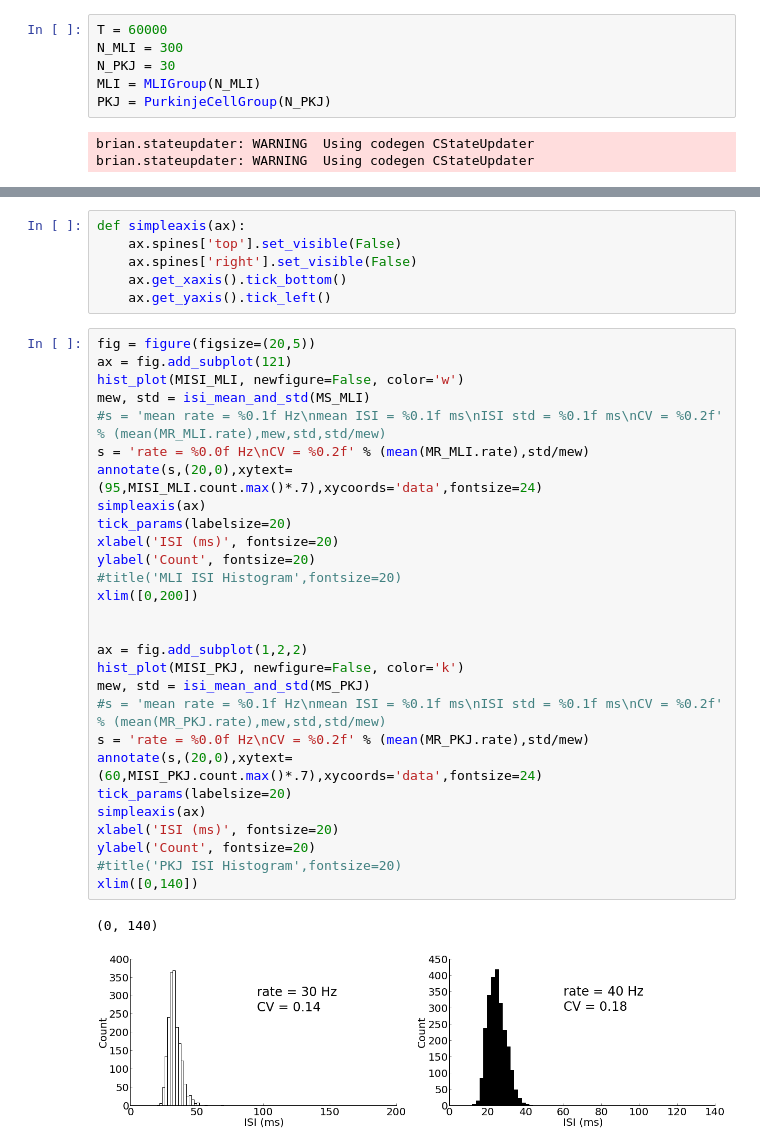
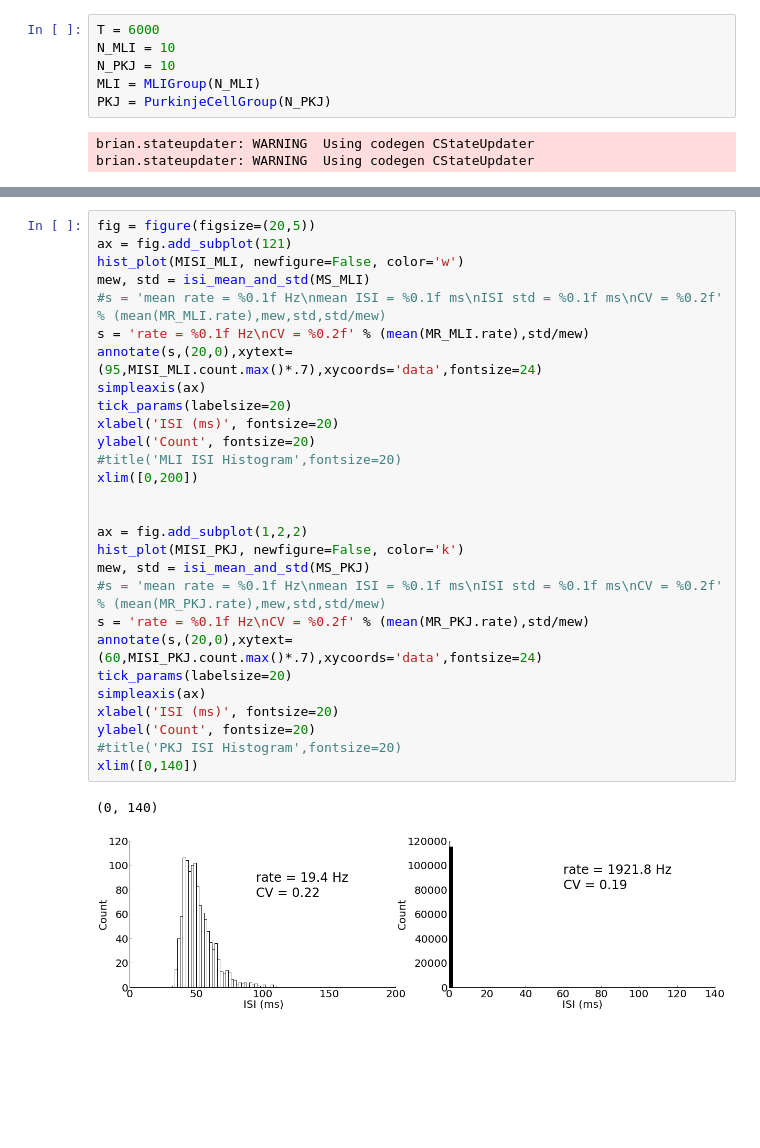
Before and after one commit to blennon/research, a Jupyter notebook: neuron_models/notebooks/MLI_PKJ_ISI.ipynb, the cells around one changed output, grey strips where cells are left out. Cells and saved outputs as stored; diff of their text form; blank space fills up the shorter version.

```diff
--- a/neuron_models/notebooks/MLI_PKJ_ISI.ipynb
+++ b/neuron_models/notebooks/MLI_PKJ_ISI.ipynb
@@ -28,7 +30,7 @@ defaultclock.dt = .5*ms
 # %%
-T = 60000
-N_MLI = 300
-N_PKJ = 30
+T = 6000
+N_MLI = 10
+N_PKJ = 10
 MLI = MLIGroup(N_MLI)
 PKJ = PurkinjeCellGroup(N_PKJ)
 # %% [output]
@@ -93,37 +107,31 @@ def isi_mean_and_std(monitor):
-# %%
-def simpleaxis(ax):
-    ax.spines['top'].set_visible(False)
-    ax.spines['right'].set_visible(False)
-    ax.get_xaxis().tick_bottom()
-    ax.get_yaxis().tick_left()
 # %%
 fig = figure(figsize=(20,5))
 ax = fig.add_subplot(121)
 hist_plot(MISI_MLI, newfigure=False, color='w')
 mew, std = isi_mean_and_std(MS_MLI)
 #s = 'mean rate = %0.1f Hz\nmean ISI = %0.1f ms\nISI std = %0.1f ms\nCV = %0.2f' % (mean(MR_MLI.rate),mew,std,std/mew)
-s = 'rate = %0.0f Hz\nCV = %0.2f' % (mean(MR_MLI.rate),std/mew)
+s = 'rate = %0.1f Hz\nCV = %0.2f' % (mean(MR_MLI.rate),std/mew)
 annotate(s,(20,0),xytext=(95,MISI_MLI.count.max()*.7),xycoords='data',fontsize=24)
 simpleaxis(ax)
 tick_params(labelsize=20)
 xlabel('ISI (ms)', fontsize=20)
 ylabel('Count', fontsize=20)
 #title('MLI ISI Histogram',fontsize=20)
 xlim([0,200])
 
 
 ax = fig.add_subplot(1,2,2)
 hist_plot(MISI_PKJ, newfigure=False, color='k')
 mew, std = isi_mean_and_std(MS_PKJ)
 #s = 'mean rate = %0.1f Hz\nmean ISI = %0.1f ms\nISI std = %0.1f ms\nCV = %0.2f' % (mean(MR_PKJ.rate),mew,std,std/mew)
-s = 'rate = %0.0f Hz\nCV = %0.2f' % (mean(MR_PKJ.rate),std/mew)
+s = 'rate = %0.1f Hz\nCV = %0.2f' % (mean(MR_PKJ.rate),std/mew)
 annotate(s,(20,0),xytext=(60,MISI_PKJ.count.max()*.7),xycoords='data',fontsize=24)
 tick_params(labelsize=20)
 simpleaxis(ax)
 xlabel('ISI (ms)', fontsize=20)
 ylabel('Count', fontsize=20)
 #title('PKJ ISI Histogram',fontsize=20)
 xlim([0,140])
 # %% [output]
 (0, 140)
-[figure, old version]
+[figure, new version]
```
Also changed, not shown: parts of 17 cells of this notebook, 12 other files.
